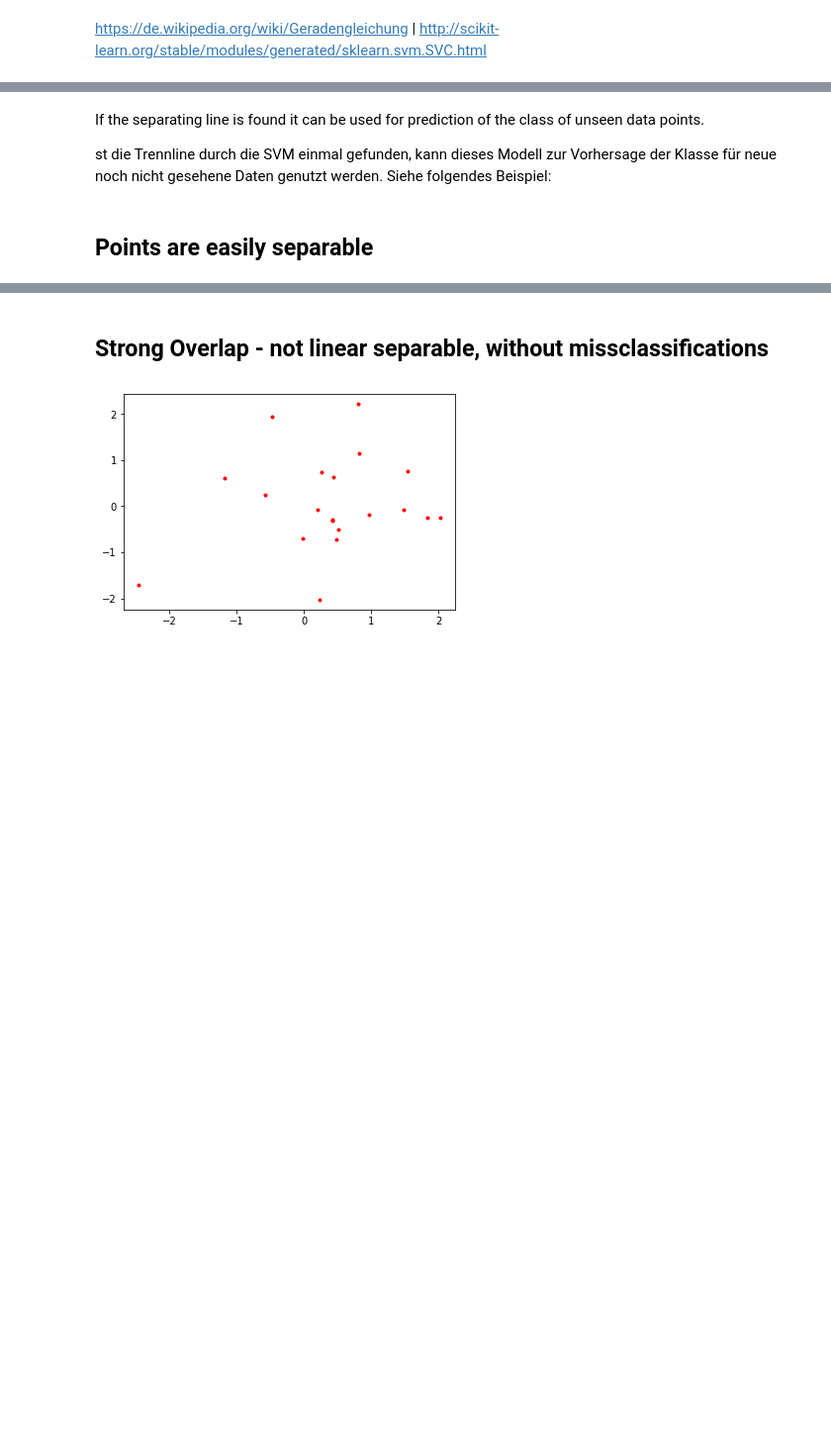
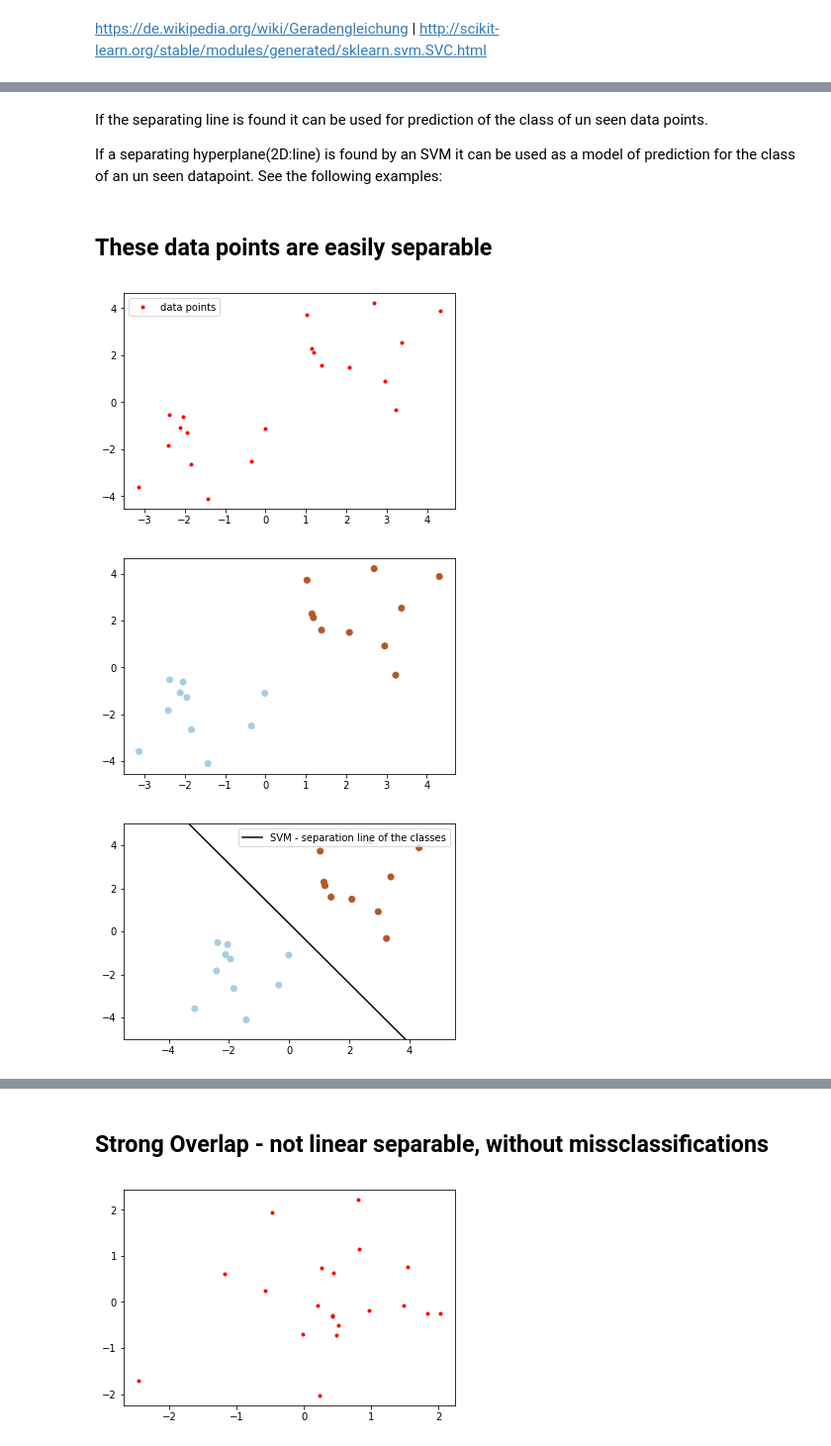
Before and after one commit to AndreasrichterUP/Python-Teaching, a Jupyter notebook: -10b-Support-Vector-Machine-Example.ipynb, the cells around one changed output, grey strips where cells are left out. Shown at 99% size. Cells and saved outputs as stored; diff of their text form; code cells hidden in the pictures; blank space fills up the shorter version.

```diff
--- a/-10b-Support-Vector-Machine-Example.ipynb
+++ b/-10b-Support-Vector-Machine-Example.ipynb
@@ -213,8 +211,34 @@ Steigung: -1.391980476255765 und y-Schnittpunkt: -0.36179378694631603 der Trennl
-# %% [markdown]
-If the separating line is found it can be used for prediction of the class of unseen data points.
-
-
-st die Trennline durch die SVM einmal gefunden, kann dieses Modell zur Vorhersage der Klasse für neue noch nicht gesehene Daten genutzt werden. Siehe folgendes Beispiel:
+# %% [markdown]
+If the separating line is found it can be used for prediction of the class of un seen data points.
+
+
+If a separating hyperplane(2D:line) is found by an SVM it can be used as a model of prediction for the class of an un seen datapoint. See the following examples:
 # %% [markdown]
-Points are easily separable
+These data points are easily separable
 ---
+# %%
+import numpy as np
+import matplotlib.pyplot as plt
+Xnew = np.r_[np.random.randn(10, 2) - [2.2, 1.9], np.random.randn(10, 2) + [2.5, 2.4]]
+Ynew = [0] * 10 + [1] * 10
+
+plt.plot(Xnew[:,0],Xnew[:,1],'r.', label='data points')
+plt.legend()
+plt.show()
+
+plt.scatter(Xnew[:, 0], Xnew[:, 1], c=Ynew, cmap=plt.cm.Paired)
+p#lt.legend()
+plt.show()
+
+
+Ynew_pred=clf.predict(Xnew)
+
+plt.plot(xx, yy, 'k-',label='SVM - separation line of the classes')
+plt.scatter(Xnew[:, 0], Xnew[:, 1], c=Ynew_pred, cmap=plt.cm.Paired)
+plt.ylim(-5,5)
+plt.legend()
+plt.show()
+# %% [output]
+[figure, added]
+[figure, added]
+[figure, added]
```
Also changed, not shown: parts of 13 cells of this notebook.
